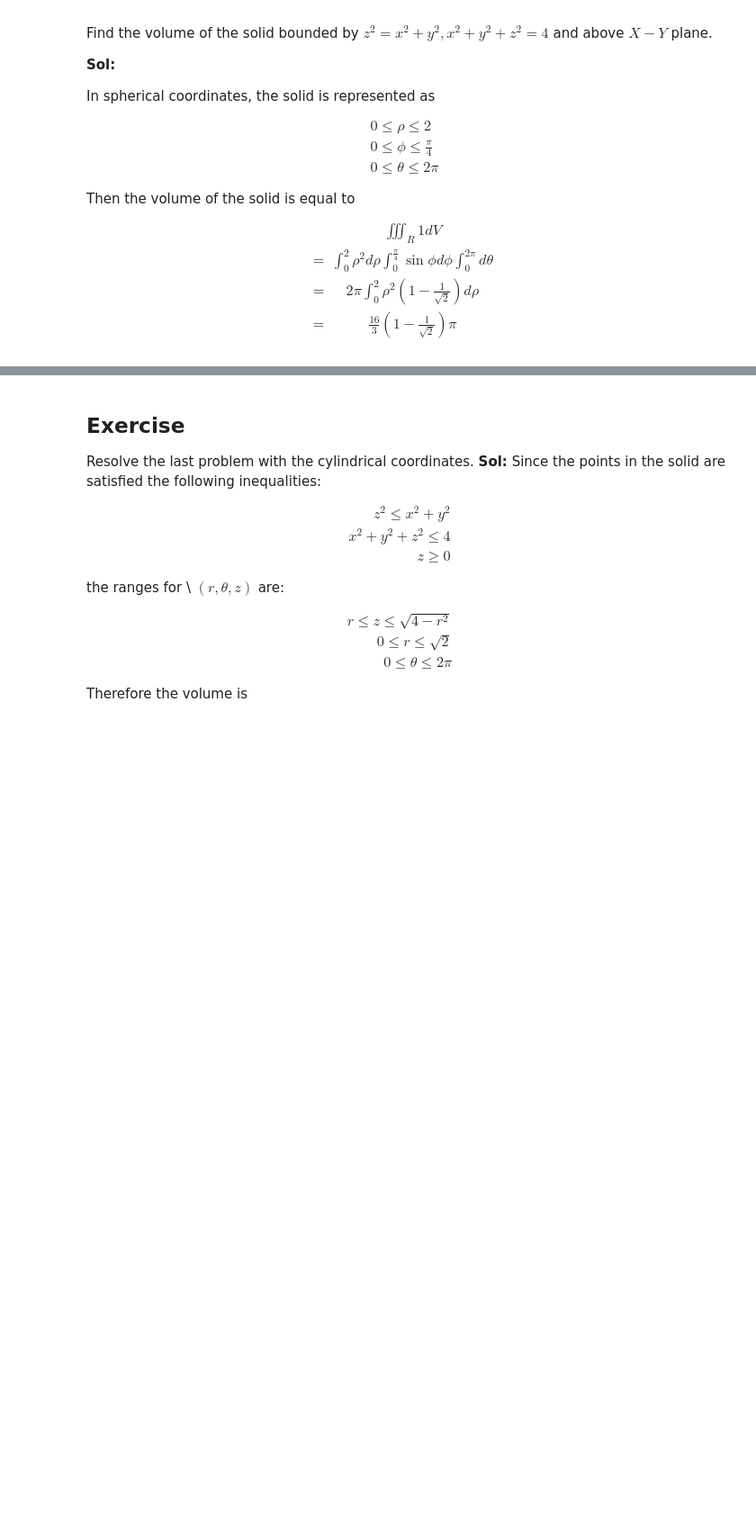
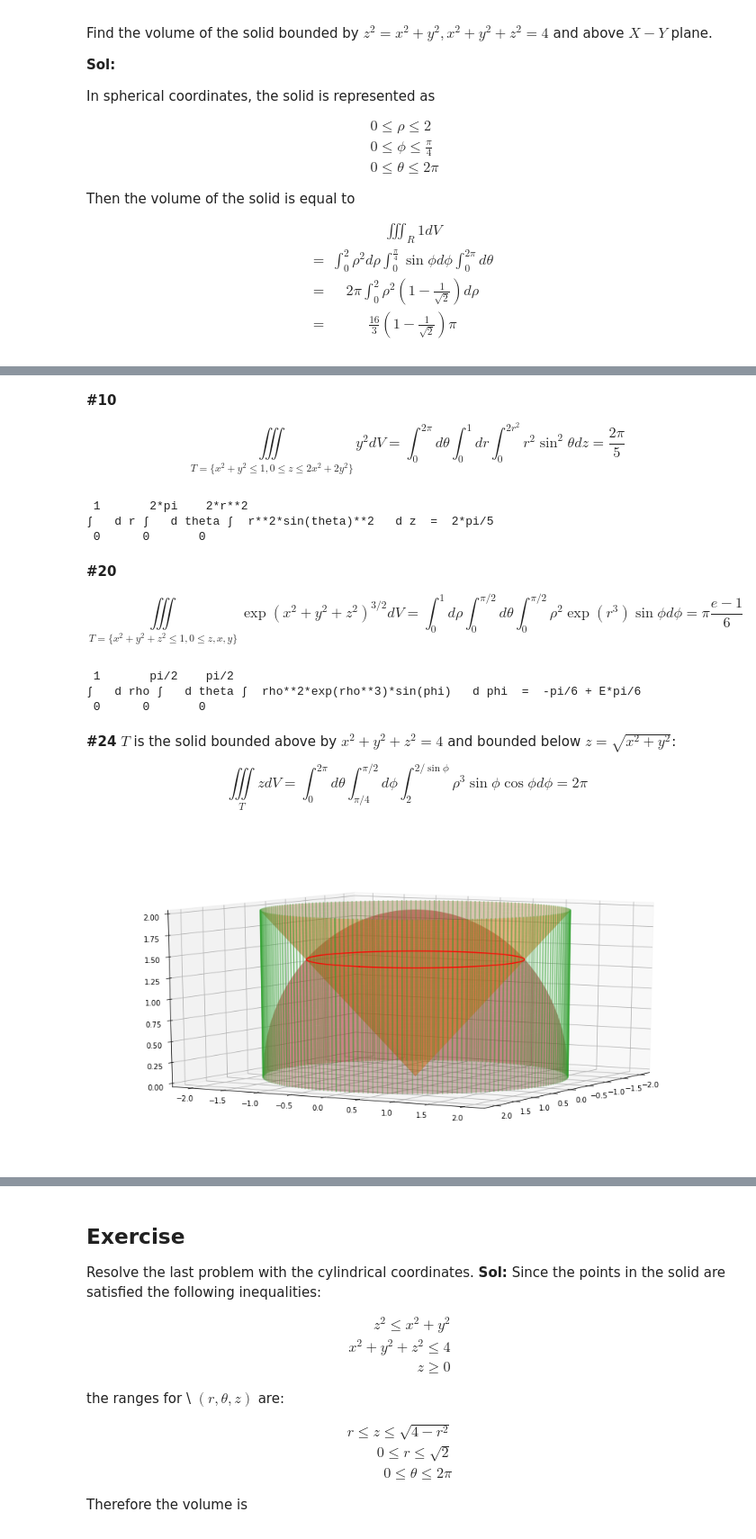
Before and after one commit to cchuang2009/2016-1, a Jupyter notebook: calculus/6 Multi-variable Calculus (Integration).ipynb, the cells around one changed output, grey strips where cells are left out. Shown at 90% size. Drawn from its saved outputs; the diff is of its cells as text; code cells hidden in the pictures; blank space fills up the shorter version.

Commit message:
Triple integral  final

```diff
--- a/calculus/6 Multi-variable Calculus (Integration).ipynb
+++ b/calculus/6 Multi-variable Calculus (Integration).ipynb
@@ -1992,0 +2036,55 @@ I=tripleInt3(r*r*sin(p),[r,p,t],[0,2],[0,pi/4],[0,2*pi])
+# %% [markdown]
+
+**#10**
+
+$$ \iiint\limits_{T=\{x^2+y^2\le 1, 0\le z\le2x^2+2y^2\}}y^2d V =\int^{2\pi}_{0}d\theta\int_0^{1}dr\int_0^{2r^2}r^2\sin^2 \theta dz=\frac{2\pi}{5}$$
+# %%
+I=tripleInt3(r*r*sin(t)**2,[r,t,z],[0,1],[0,2*pi],[0,2*r**2])
+# %% [output]
+ 1       2*pi    2*r**2
+ʃ   d r ʃ   d theta ʃ  r**2*sin(theta)**2   d z  =  2*pi/5
+ 0      0       0
+# %% [markdown]
+
+**#20**
+
+$$ \iiint\limits_{T=\{x^2+y^2+z^2\le 1, 0\le z,x,y\}}\exp(x^2+y^2+z^2)^{3/2}d V =\int^{1}_{0}d\rho\int_0^{\pi/2}d\theta\int_0^{\pi/2}\rho^2\exp(r^3)\sin\phi d\phi=\pi\frac{e-1}{6}$$
+# %%
+from sympy import exp
+r=symbols("rho")
+I=tripleInt3(r**2*sin(p)*exp(r**3),[r,t,p],[0,1],[0,pi/2],[0,pi/2])
+# %% [output]
+ 1       pi/2    pi/2
+ʃ   d rho ʃ   d theta ʃ  rho**2*exp(rho**3)*sin(phi)   d phi  =  -pi/6 + E*pi/6
+ 0      0       0
+# %% [markdown]
+
+**#24**
+$T$ is the solid bounded above by $x^2+y^2+z^2=4$ and bounded below $z=\sqrt{x^2+y^2}$:
+
+$$ \iiint\limits_{T}zd V =\int^{2\pi}_{0}d\theta\int_{\pi/4}^{\pi/2}d\phi\int_2^{2/\sin\phi}\rho^3\sin\phi\cos\phi d\phi=2\pi$$
+# %%
+fig = plt.figure(figsize=(12,6))
+ax = Axes3D(fig)
+r0 = np.linspace(0, 2, 100)
+t0 = np.linspace(0, 2*np.pi, 100)
+r0,t0=np.meshgrid(r0,t0)
+Xr= r0*np.cos(t0)
+Yr= r0*np.sin(t0)
+func=np.sqrt(4-r0*r0)
+cone=np.sqrt(r0*r0)
+ax.plot_surface(Xr,Yr, func, color="C3",alpha=0.3);
+ax.plot_surface(Xr,Yr, cone, color="C1",alpha=0.3);
+
+
+t000=np.linspace(0, 2*np.pi, 200)
+for t00 in t000:
+    zs=np.linspace(0,2,150)
+    ax.plot(2*np.cos(t00)+0*zs,2*np.sin(t00)+0*zs,zs,color='C2',alpha=0.4)
+
+x0=  np.linspace(0, 2*np.pi, 100)
+ax.plot(np.sqrt(2)*np.cos(x0),np.sqrt(2)*np.sin(x0),np.sqrt(2)+0*x0,'red',alpha=0.9);
+ax.view_init(elev=10, azim=30)
+#plot3d(X,Y,0*func)
+# %% [output]
+[figure, added]
```
Also changed, not shown: parts of 9 cells of this notebook.
